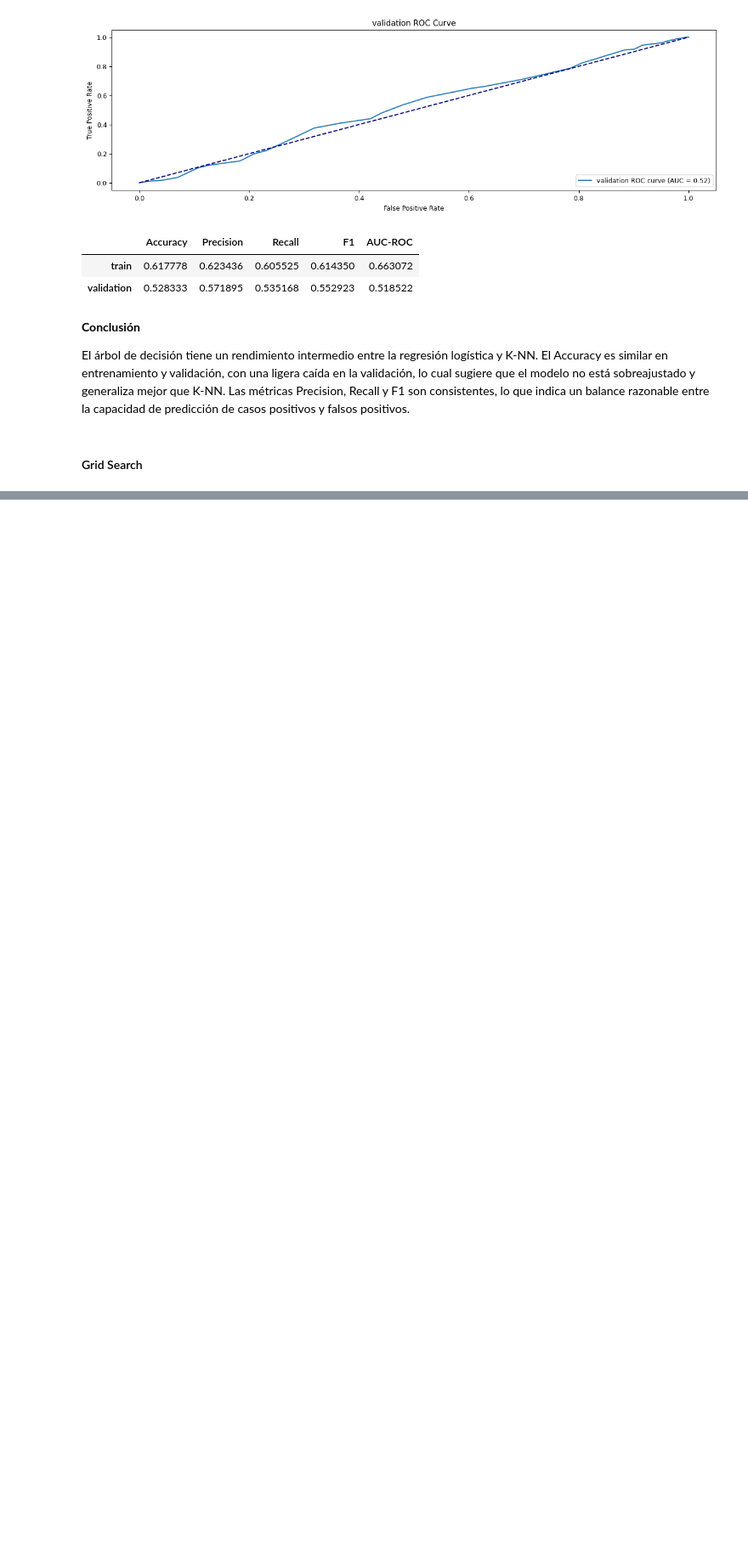
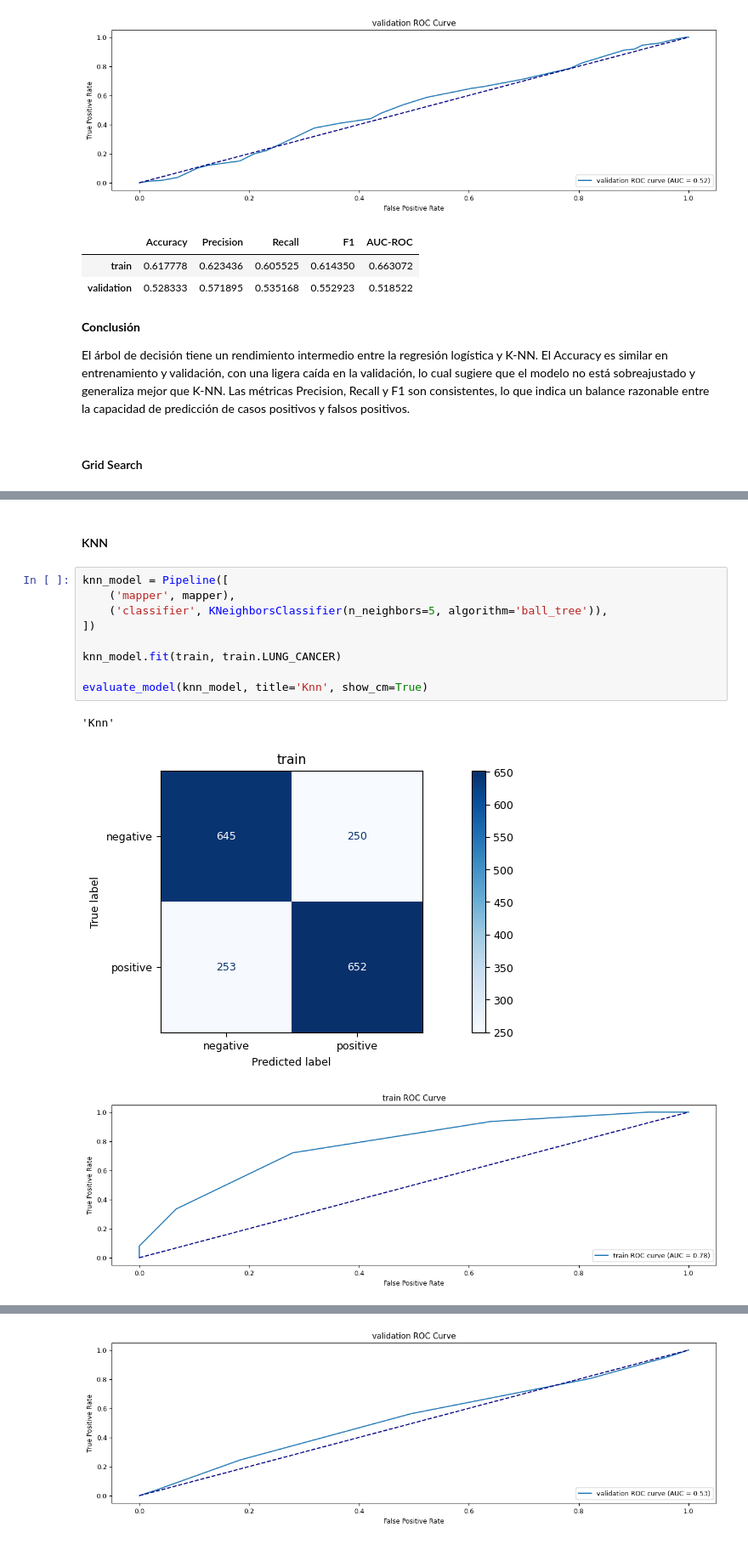
Before and after one commit to DavidGiovannini/Machine_Learning_G6, a Jupyter notebook: tp1_ML.ipynb, the cells around one changed output, grey strips where cells are left out. Shown at 85% size. Saved outputs shown, nothing was run; the diff lists cells and outputs as text; blank space fills up the shorter version.

```diff
--- a/tp1_ML.ipynb
+++ b/tp1_ML.ipynb
@@ -877,0 +898,15 @@ ValueError: Invalid parameter 'random_state' for estimator KNeighborsClassifier(
+# %% [markdown]
+<h4>KNN</h4>
+# %%
+knn_model = Pipeline([
+    ('mapper', mapper),
+    ('classifier', KNeighborsClassifier(n_neighbors=5, algorithm='ball_tree')),
+])
+
+knn_model.fit(train, train.LUNG_CANCER)
+
+evaluate_model(knn_model, title='Knn', show_cm=True)
+# %% [output]
+'Knn'
+[figure, added]
+[figure, added]
@@ -877,0 +914 @@ ValueError: Invalid parameter 'random_state' for estimator KNeighborsClassifier(
+[figure, added]
```
Also changed, not shown: parts of 11 cells of this notebook.
